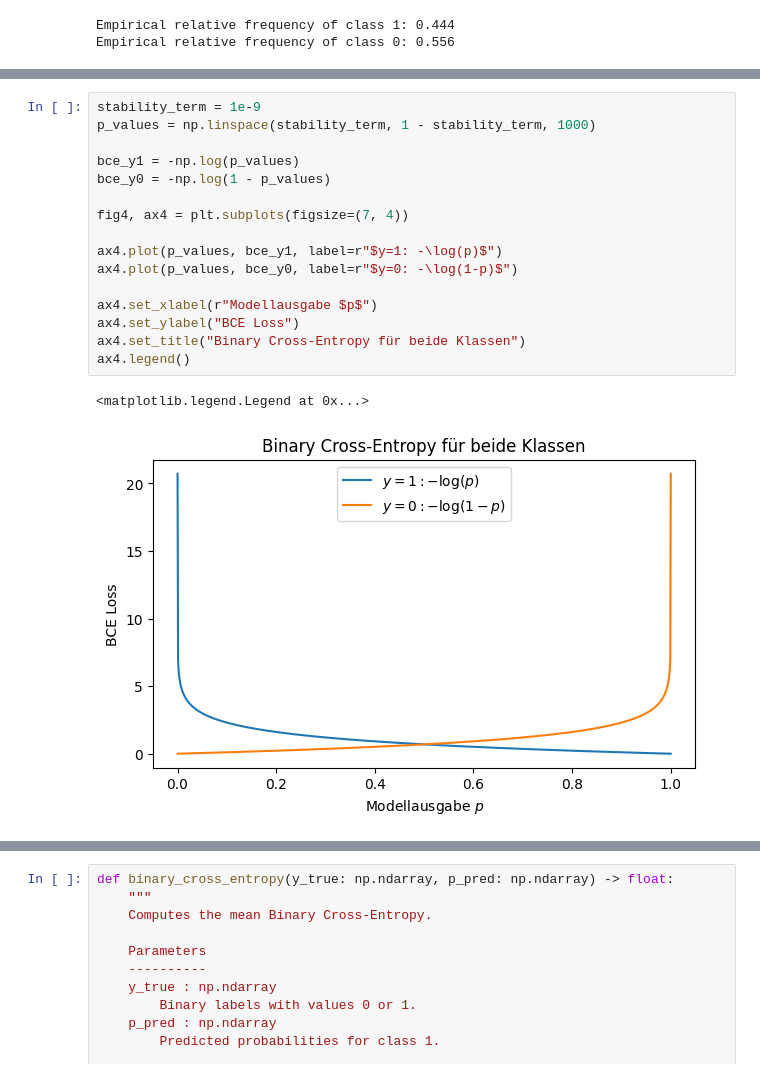
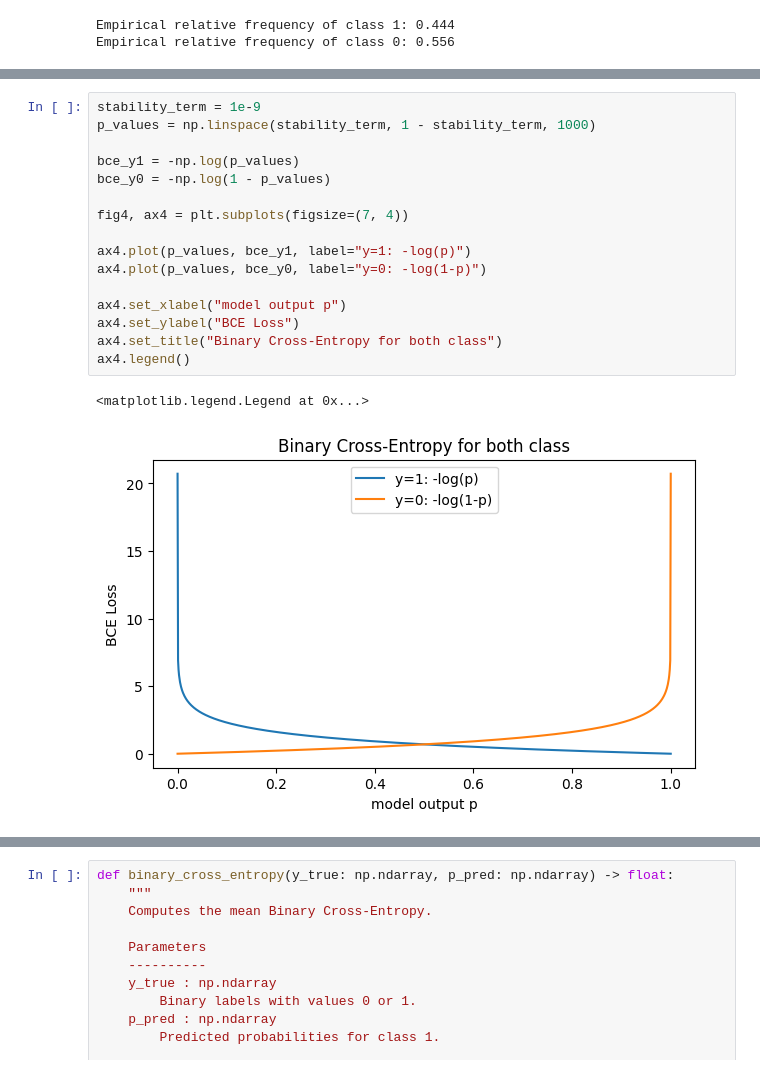
Before and after one commit to red-apple38/understanding-deep-learning, a Jupyter notebook: docs/beginner/Logistic_perceptron.ipynb, the cells around one changed output, grey strips where cells are left out. Cells and saved outputs as stored; diff of their text form.

```diff
--- a/docs/beginner/Logistic_perceptron.ipynb
+++ b/docs/beginner/Logistic_perceptron.ipynb
@@ -368,19 +365,19 @@ Die informationstheoretische Einordnung der „Cross-Entropy“ wird in einem ei
 # %%
 stability_term = 1e-9
 p_values = np.linspace(stability_term, 1 - stability_term, 1000)
 
 bce_y1 = -np.log(p_values)
 bce_y0 = -np.log(1 - p_values)
 
 fig4, ax4 = plt.subplots(figsize=(7, 4))
 
-ax4.plot(p_values, bce_y1, label=r"$y=1: -\log(p)$")
-ax4.plot(p_values, bce_y0, label=r"$y=0: -\log(1-p)$")
+ax4.plot(p_values, bce_y1, label="y=1: -log(p)")
+ax4.plot(p_values, bce_y0, label="y=0: -log(1-p)")
 
-ax4.set_xlabel(r"Modellausgabe $p$")
+ax4.set_xlabel("model output p")
 ax4.set_ylabel("BCE Loss")
-ax4.set_title("Binary Cross-Entropy für beide Klassen")
+ax4.set_title("Binary Cross-Entropy for both class")
 ax4.legend()
 # %% [output]
 <matplotlib.legend.Legend at 0x...>
-[figure, old version]
+[figure, new version]
```
Also changed, not shown: parts of 45 cells of this notebook, 1 other file.
